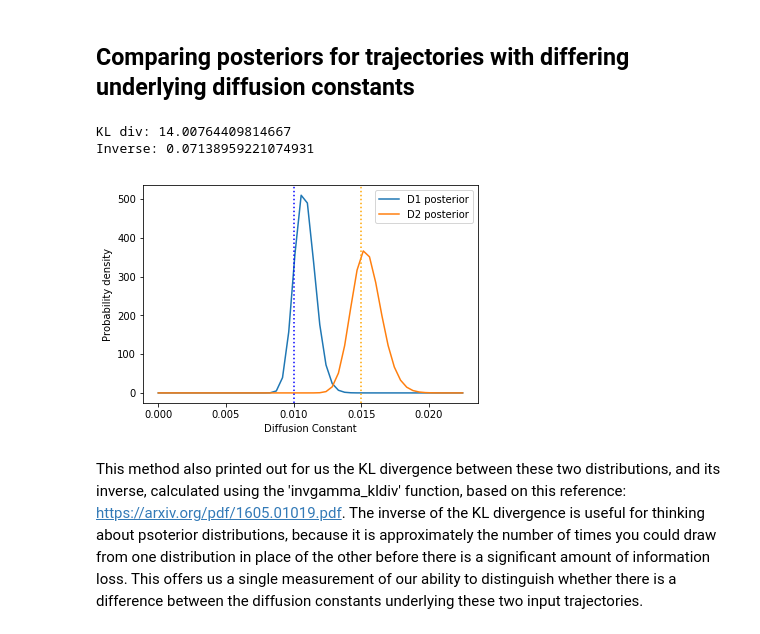
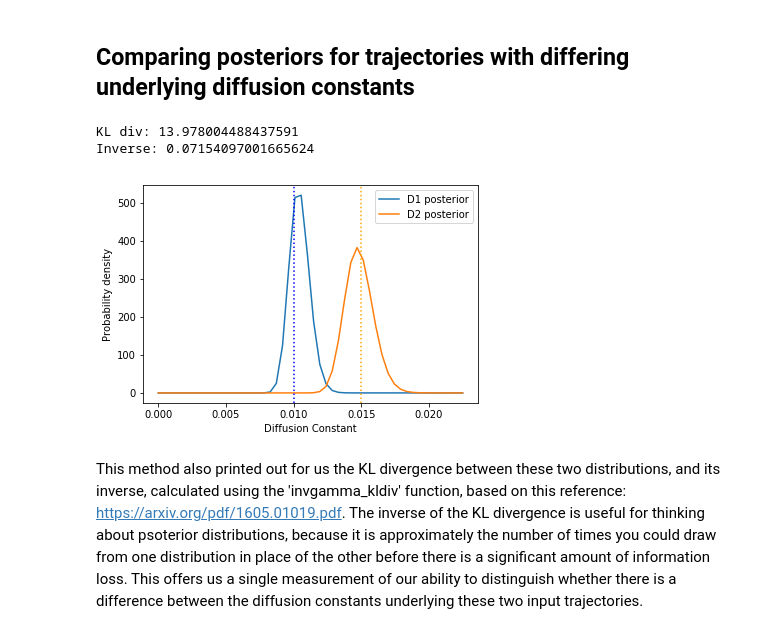
Before and after one commit to AllenCellModeling/diffusive_distinguishability, a Jupyter notebook: diffusive_distinguishability/ndim_diffusion_analysis_tutorial.ipynb, the cells around one changed output. Drawn from its saved outputs; the diff is of its cells as text; code cells hidden in the pictures.

```diff
--- a/diffusive_distinguishability/ndim_diffusion_analysis_tutorial.ipynb
+++ b/diffusive_distinguishability/ndim_diffusion_analysis_tutorial.ipynb
@@ -69,11 +69,12 @@ Now let's say I want to compare the posterior distributions I get for two trajec
 # %% [markdown]
 ## Comparing posteriors for trajectories with differing underlying diffusion constants
 # %%
-hd.compare2(n_dim=3, d_const1=0.01, mult=1.5, n_steps=200, dt=1, n_reps=10, loc_std = 0.03)
+hd.compare2(n_dim=3, d_const1=0.01, mult=1.5, n_steps=200, dt=1, n_reps=10, loc_std = 0)
+plt.savefig('two_posteriors')
 # %% [output]
-KL div: 14.00764409814667
-Inverse: 0.07138959221074931
+KL div: 13.978004488437591
+Inverse: 0.07154097001665624
-[figure, old version]
+[figure, new version]
 # %% [markdown]
 This method also printed out for us the KL divergence between these two distributions, and its inverse, calculated using the 'invgamma_kldiv' function, based on this reference: https://arxiv.org/pdf/1605.01019.pdf. The inverse of the KL divergence is useful for thinking about psoterior distributions, because it is approximately the number of times you could draw from one distribution in place of the other before there is a significant amount of information loss. This offers us a single measurement of our ability to distinguish whether there is a difference between the diffusion constants underlying these two input trajectories.
 # %% [markdown]
```
Also changed, not shown: parts of 1 cell of this notebook.
